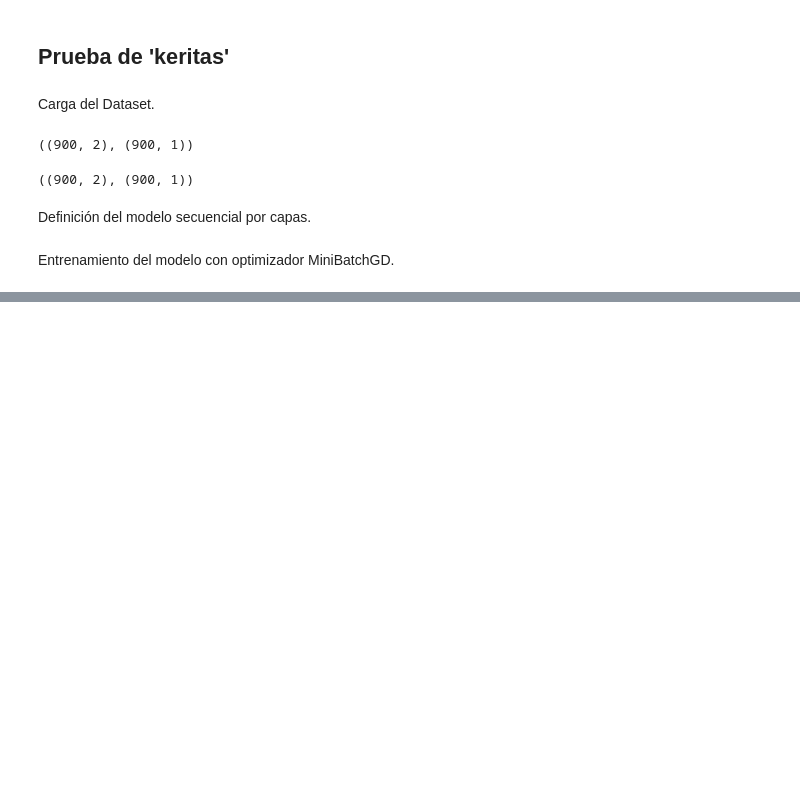
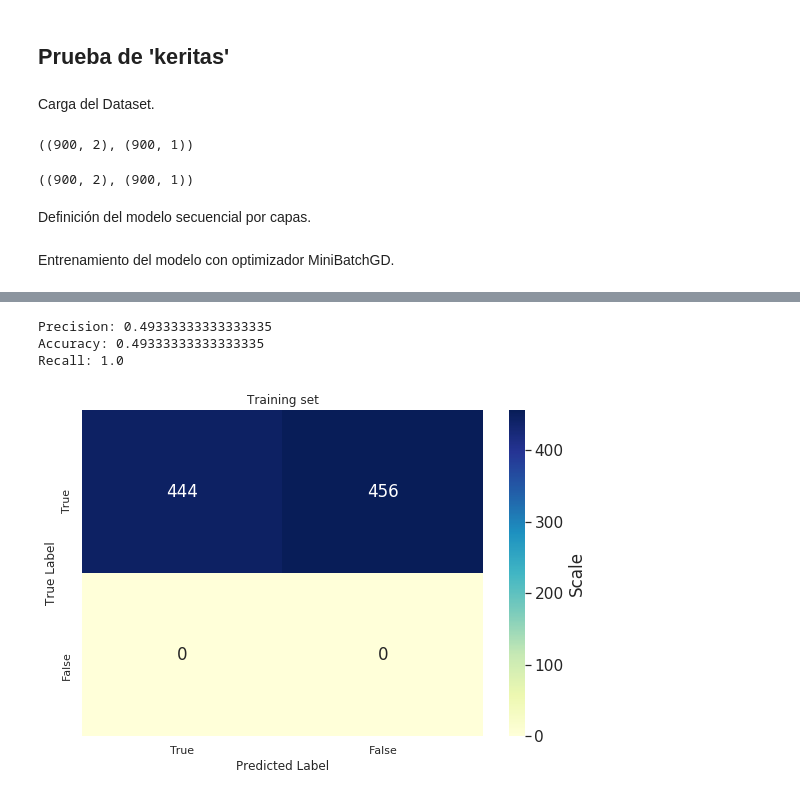
Before and after one commit to nhorro/ceai2020, a Jupyter notebook: deep_learning/clase_2/clase02-keritas.ipynb, the cells around one changed output, grey strips where cells are left out. Saved outputs shown, nothing was run; the diff lists cells and outputs as text; code cells hidden in the pictures; blank space fills up the shorter version.

```diff
--- a/deep_learning/clase_2/clase02-keritas.ipynb
+++ b/deep_learning/clase_2/clase02-keritas.ipynb
@@ -275,0 +267,21 @@ MSE en Train Set: 0.25018990612889347
+# %%
+#!pip install seaborn
+import sys
+sys.path.append("../../intro_ai/")
+from libintroia.utils import plot_confusion_matrix
+from libintroia.metrics import Precision, Accuracy, Recall
+metrics = [ Precision(), Accuracy(), Recall() ]
+# %%
+predicted = seqmodel.predict(X_train)
+predicted[predicted<=0.5] = False
+predicted[predicted>0.5] = True
+actual = y_train
+plot_confusion_matrix(predicted, actual, "Training set")
+print("Precision:", metrics[0](actual,predicted))
+print("Accuracy:", metrics[1](actual,predicted))
+print("Recall:", metrics[2](actual,predicted))
+# %% [output]
+Precision: 0.49333333333333335
+Accuracy: 0.49333333333333335
+Recall: 1.0
+[figure, added]
```
Also changed, not shown: parts of 6 cells of this notebook, 3 other files.
